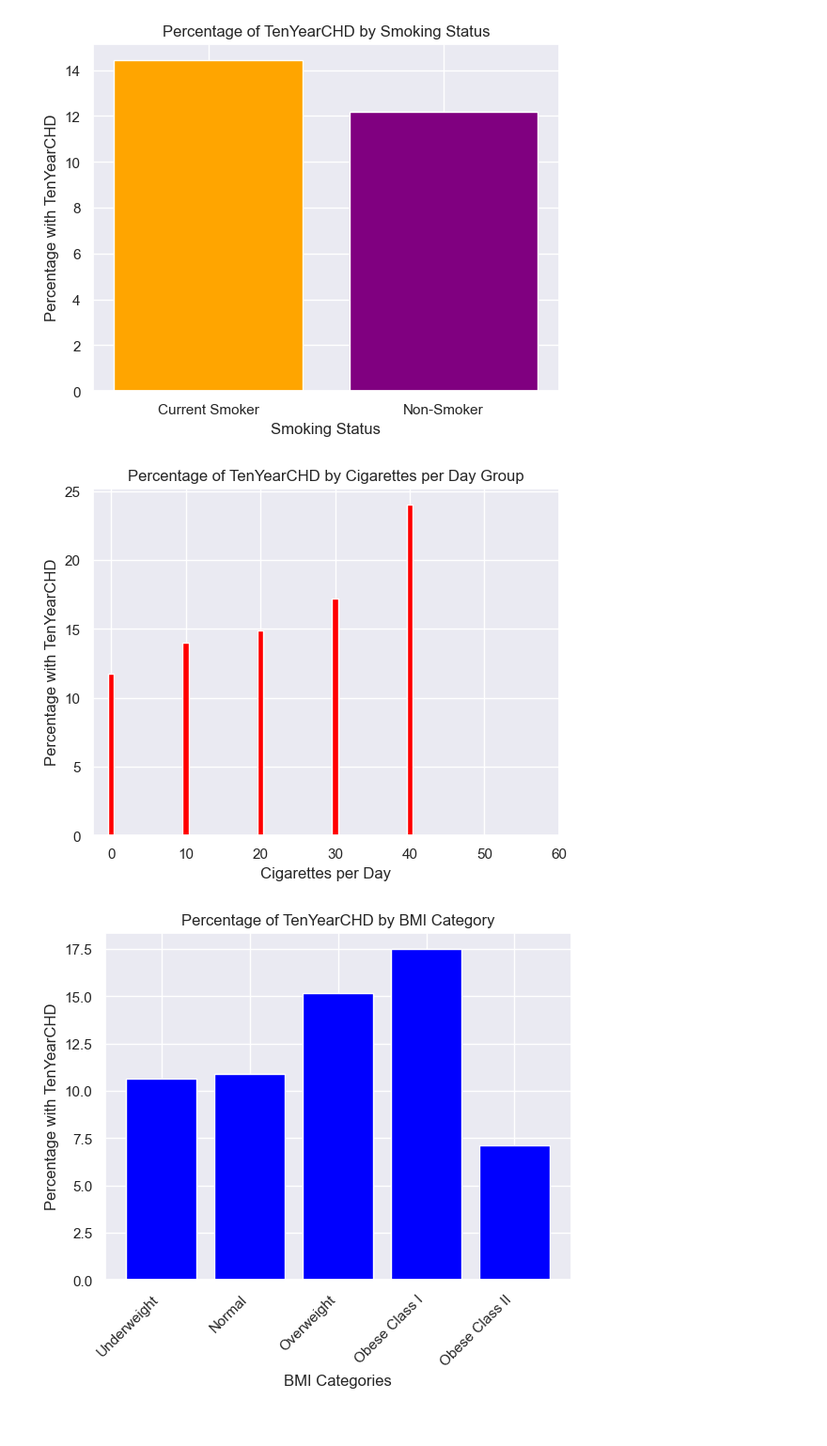
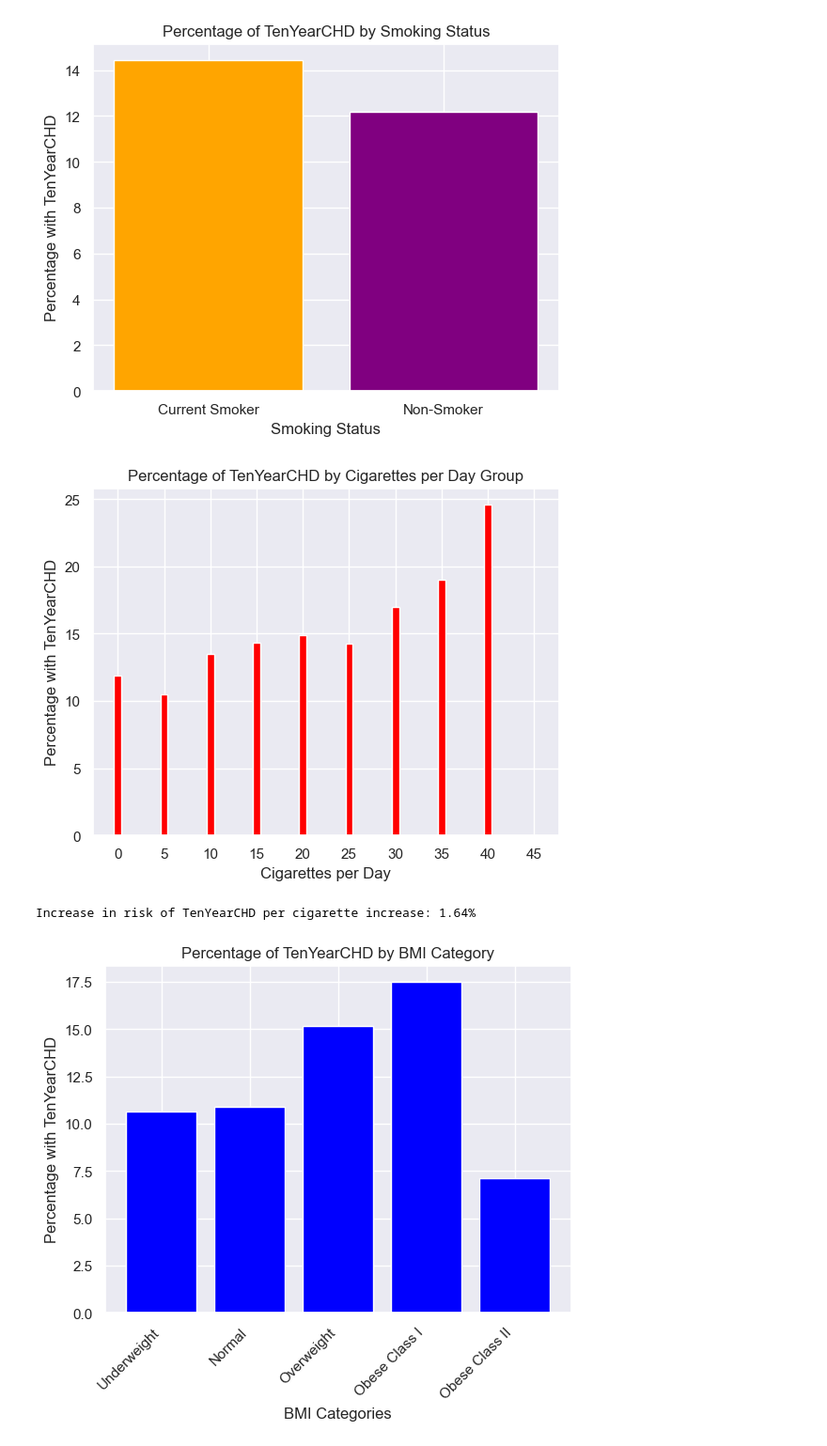
Before and after one commit to Weexuan/Data-Science-Project, a Jupyter notebook: Mini Project Cleaned version.ipynb, the cells around one changed output. Shown at 94% size. Saved outputs shown, nothing was run; the diff lists cells and outputs as text; code cells hidden in the pictures.

```diff
--- a/Mini Project Cleaned version.ipynb
+++ b/Mini Project Cleaned version.ipynb
@@ -315,17 +300,16 @@ plt.show()
 # %%
-# Calculate percentage of individuals in different age groups with TenYearCHD
-age_groups = [30, 40, 50, 60, 70]
+# Calculate percentage of individuals with TenYearCHD for every age
 age_chd_percentage = []
 
-for age in age_groups:
-    chd_percentage = heartData[(heartData['age'] >= age) & (heartData['age'] < age + 10)]['TenYearCHD'].mean() * 100
+for age in range(30, 70):  # From 30 to 70 inclusive
+    chd_percentage = heartData[heartData['age'] == age]['TenYearCHD'].mean() * 100
     age_chd_percentage.append(chd_percentage)
 
 # Plotting
-plt.bar(age_groups, age_chd_percentage, color='green')
+plt.plot(range(30, 70), age_chd_percentage, color='green', marker='o', linestyle='-')
 plt.xlabel('Age')
 plt.ylabel('Percentage with TenYearCHD')
-plt.title('Percentage of TenYearCHD by Age Group')
-plt.xticks(age_groups)
+plt.title('Percentage of TenYearCHD by Age')
+plt.grid(True)
 plt.show()
 # %% [output]
@@ -345,22 +346,39 @@ plt.show()
 [figure]
 # %%
 # Calculate percentage of individuals in different cigarette per day groups with TenYearCHD
-cigs_per_day_groups = [0, 10, 20, 30, 40, 50,60]
+cigs_per_day_groups = [0, 5, 10, 15, 20, 25, 30, 35, 40, 45]
 cigs_per_day_chd_percentage = []
 
 for cigs_per_day in cigs_per_day_groups:
-    chd_percentage = heartData[(heartData['cigsPerDay'] >= cigs_per_day) & (heartData['cigsPerDay'] < cigs_per_day + 10)]['TenYearCHD'].mean() * 100
+    chd_percentage = heartData[(heartData['cigsPerDay'] >= cigs_per_day) & (heartData['cigsPerDay'] < cigs_per_day + 5)]['TenYearCHD'].mean() * 100
     cigs_per_day_chd_percentage.append(chd_percentage)
 
 # Plotting
 plt.bar(cigs_per_day_groups, cigs_per_day_chd_percentage, color='red')
 plt.xlabel('Cigarettes per Day')
 plt.ylabel('Percentage with TenYearCHD')
 plt.title('Percentage of TenYearCHD by Cigarettes per Day Group')
 plt.xticks(cigs_per_day_groups)
 plt.show()
 # %% [output]
-[figure, old version]
+[figure, new version]
+# %%
+# Fit logistic regression model
+X = heartData[['cigsPerDay']]
+y = heartData['TenYearCHD']
+log_reg = LogisticRegression()
+log_reg.fit(X, y)
+
+# Extract coefficient associated with 'cigsPerDay'
+cigs_per_day_coefficient = log_reg.coef_[0][0]
+
+# Calculate increase in risk of TenYearCHD per cigarette increase
+risk_increase_per_cig = np.exp(cigs_per_day_coefficient) - 1
+percentage_risk_increase_per_cig = risk_increase_per_cig *100
+
+print("Increase in risk of TenYearCHD per cigarette increase: {:.2f}%".format(percentage_risk_increase_per_cig))
+# %% [output]
+Increase in risk of TenYearCHD per cigarette increase: 1.64%
 # %%
 bmi_groups = [0, 18.5, 25, 30, 35, 40, float('inf')]
 bmi_labels = ['Underweight', 'Normal', 'Overweight', 'Obese Class I', 'Obese Class II', 'Obese Class III']
```
Also changed, not shown: parts of 10 cells of this notebook.
